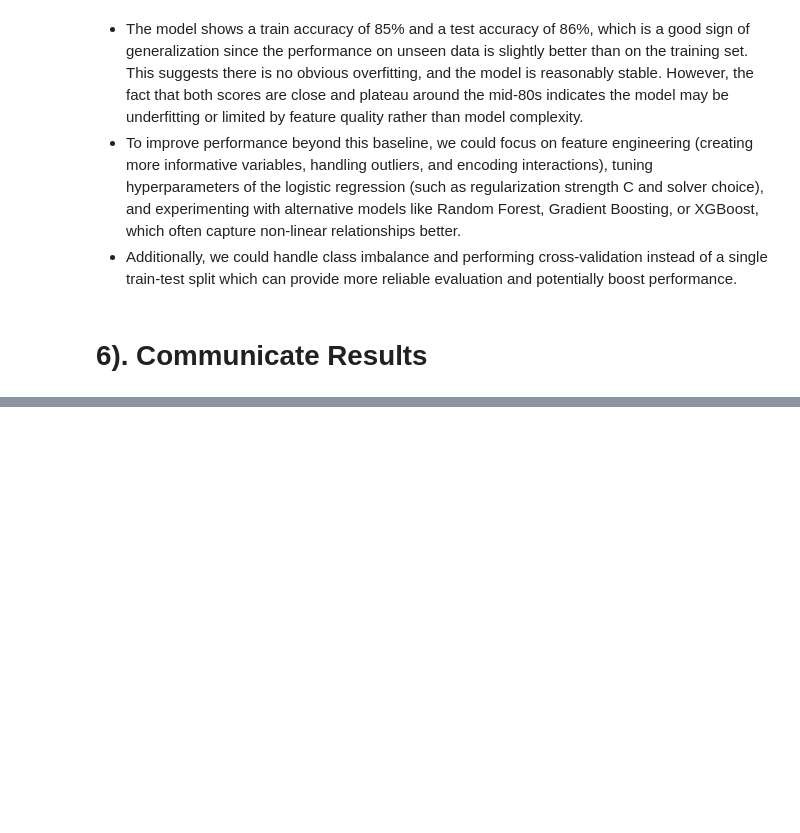
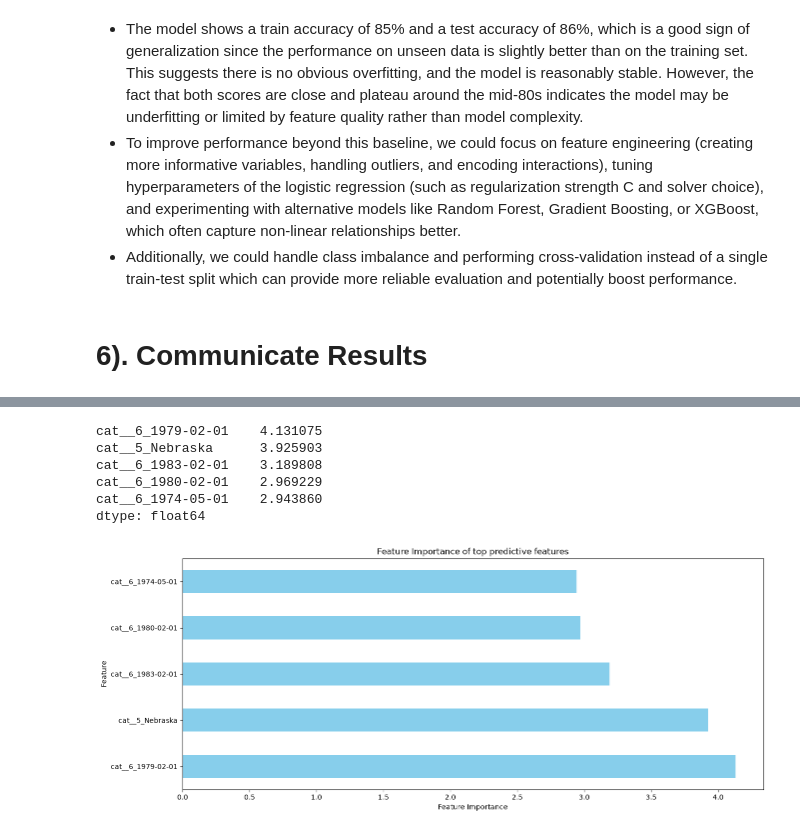
Before and after one commit to NedJuma/Modelling_Credit_Defaults-Logistic_Regression-, a Jupyter notebook: notebooks/modelling.ipynb, the cells around one changed output, grey strips where cells are left out. Saved outputs shown, nothing was run; the diff lists cells and outputs as text; code cells hidden in the pictures; blank space fills up the shorter version.

Commit message:
model results added

```diff
--- a/notebooks/modelling.ipynb
+++ b/notebooks/modelling.ipynb
@@ -133,3 +133,11 @@ Model accuracy on test set: 86 %
 - Additionally, we could handle class imbalance and performing cross-validation instead of a single train-test split which can provide more reliable evaluation and potentially boost performance.
 # %% [markdown]
 # 6). Communicate Results
+# %%
+# Extract intercept, importance and feature names
+intercept=model.named_steps["logisticregression"].intercept_[0].round(2)
+print("Intercept:", intercept)
+importances=model.named_steps["logisticregression"].coef_[0]
+print("Coefficient:", importances)
+feature_names = model.named_steps["columntransformer"].get_feature_names_out()
+#print(feature_names)
@@ -135,0 +162,20 @@ Model accuracy on test set: 86 %
+# %%
+# Create Feature Importance/Odds ratio series
+feat_imp=pd.Series(np.exp(importances), index=feature_names).sort_values(ascending=False)
+feat_imp.head(5)
+# %% [output]
+cat__6_1979-02-01    4.131075
+cat__5_Nebraska      3.925903
+cat__6_1983-02-01    3.189808
+cat__6_1980-02-01    2.969229
+cat__6_1974-05-01    2.943860
+dtype: float64
+# %%
+# Plot Top feature importances
+fig, ax=plt.subplots(figsize=(15,6))
+feat_imp.head().plot(kind="barh", ax=ax, color="skyblue",
+                    ylabel="Feature",
+                    xlabel="Feature Importance",
+                    title="Feature Importance of top predictive features");
+# %% [output]
+[figure, added]
```
Also changed, not shown: parts of 5 cells of this notebook, 1 other file.
